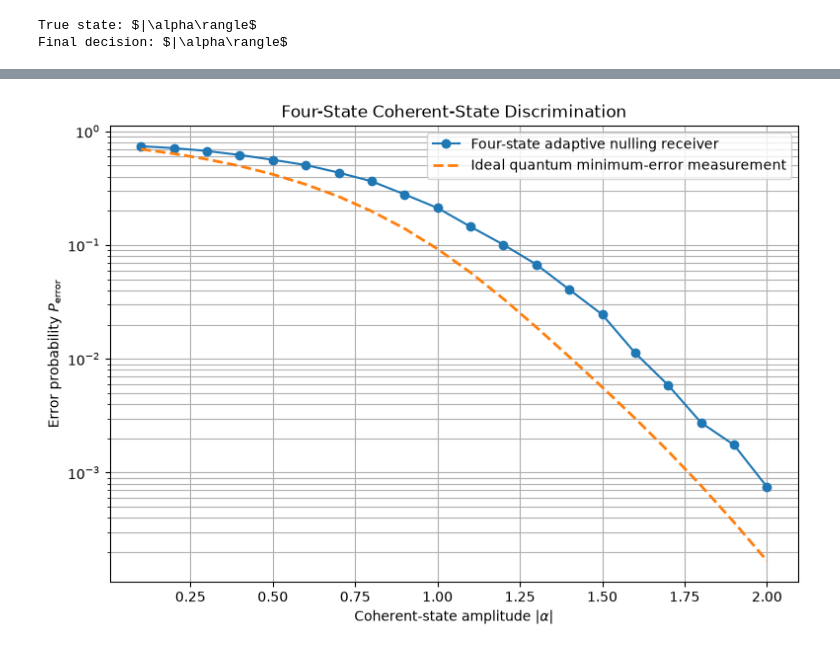
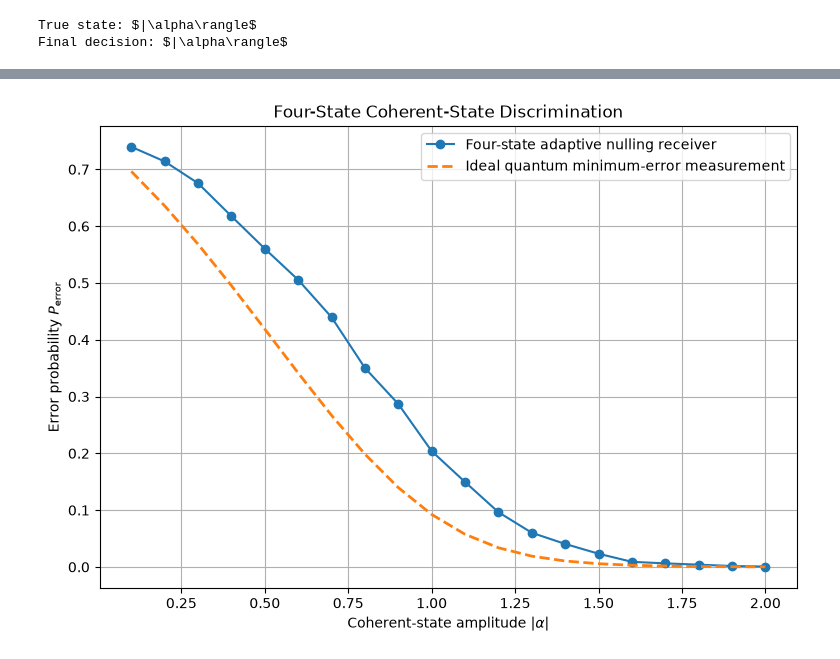
Before and after one commit to marianabagulho/final_project_Mariana_Ines_Andrew, a Jupyter notebook: Dolinar_reciever_4_states.ipynb, the cells around one changed output, grey strips where cells are left out. Cells and saved outputs as stored; diff of their text form; code cells hidden in the pictures.

```diff
--- a/Dolinar_reciever_4_states.ipynb
+++ b/Dolinar_reciever_4_states.ipynb
@@ -51,7 +136,7 @@ def click_probabilities(amplitude):
 # %%
 def choose_displacement(probabilities, state_amplitudes, dt):
     """
-    Null the currently most likely hypothesis.
+    Nulls the currently most likely hypothesis.
     """
 
     # Find the most likely hypothesis
@@ -67,12 +250,10 @@ def choose_displacement(probabilities, state_amplitudes, dt):
 # %%
 def bayesian_update(probabilities, likelihoods):
     """
-    Update the probabilities of all hypotheses
-    using Bayes' rule.
+    Updates the probabilities of all hypotheses using Bayes' rule.
     """
 
-    updated_probabilities = (probabilities*likelihoods
-)
+    updated_probabilities = (probabilities*likelihoods)
 
     normalization = np.sum(updated_probabilities)
 
@@ -306,15 +629,15 @@ P_adaptive = np.array(P_adaptive)
 P_ideal = np.array(P_ideal)
 # %%
 plt.figure(figsize=(9, 6))
-plt.semilogy(alphas, P_adaptive, "o-", label="Four-state adaptive nulling receiver")
-plt.semilogy(alphas, P_ideal, "--", linewidth=2, label="Ideal quantum minimum-error measurement")
+plt.plot(alphas, P_adaptive, "o-", label="Four-state adaptive nulling receiver")
+plt.plot(alphas, P_ideal, "--", linewidth=2, label="Ideal quantum minimum-error measurement")
 
 plt.xlabel(r"Coherent-state amplitude $|\alpha|$")
 plt.ylabel( r"Error probability $P_{\mathrm{error}}$")
 plt.title( "Four-State Coherent-State Discrimination")
 
 plt.grid(True, which="both")
 plt.legend()
 plt.show()
 # %% [output]
-[figure, old version]
+[figure, new version]
```
Also changed, not shown: parts of 11 cells of this notebook, 1 other file.
